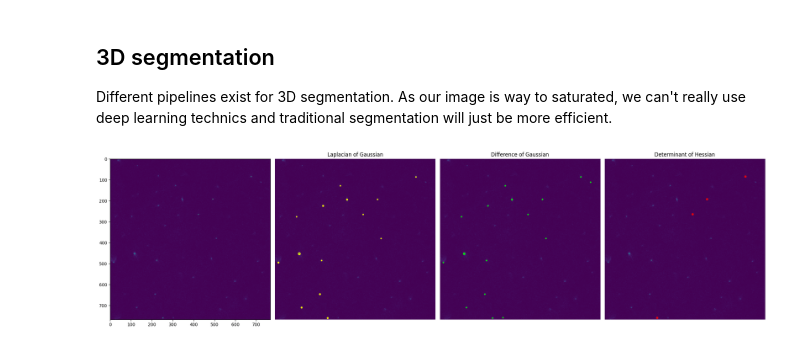
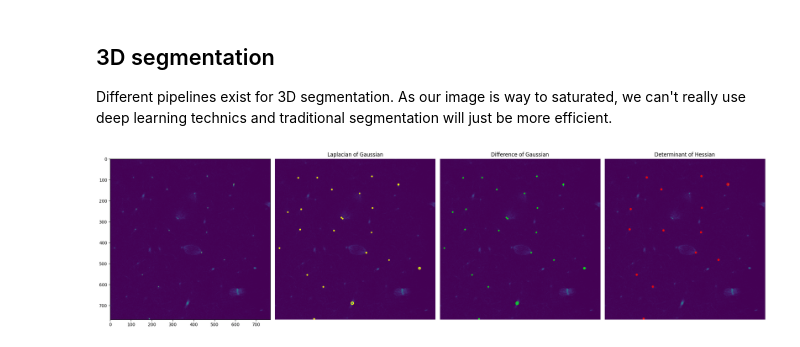
Before and after one commit to UPGON/Zfish_Centrioles_Tracking_Pipeline, a Jupyter notebook: colocalisation_analysis.ipynb, the cells around one changed output. Drawn from its saved outputs; the diff is of its cells as text; code cells hidden in the pictures.

```diff
--- a/colocalisation_analysis.ipynb
+++ b/colocalisation_analysis.ipynb
@@ -21,7 +23,7 @@ from skimage.filters import threshold_otsu
 # %% [markdown]
 ## Data
 # %%
-IMG_PATH = r"Z:\Images\Cova_data\ZF_colocalisation\pre_processed\interpolation\interpolated_20260115CFHa_CetnGFP_CS_TL_4-6hpf_e4_t1-7.tif"
+IMG_PATH = r"K:\users\voland\Images\Cova_data\ZF_colocalisation\pre_processed\interpolation\interpolated_20260115CFHa_CetnGFP_CS_TL_4-6hpf_e4_t1-7.tif"
 # %%
 start_time = time.time()
 tiff_img = tifffile.imread(IMG_PATH)
@@ -125,12 +116,13 @@ Different pipelines exist for 3D segmentation. As our image is way to saturated,
 img_CS = vol[5,:,1]
 #plt.imshow(img_CS)
 # %%
-blobs_log = blob_log(img_CS, max_sigma=10, num_sigma=5, threshold=0.15, log_scale=True)
+img_CS_z = img_CS[14]
+blobs_log = blob_log(img_CS_z, max_sigma=4, threshold=0.2)
 
 # Compute radii in the 3rd column.
 blobs_log[:, 2] = blobs_log[:, 2] * math.sqrt(2)
 
-blobs_dog = blob_dog(img_CS, max_sigma=20, threshold=0.1)
+blobs_dog = blob_dog(img_CS_z, max_sigma=6, threshold=0.15)
 blobs_dog[:, 2] = blobs_dog[:, 2] * math.sqrt(2)
 
-blobs_doh = blob_doh(img_CS, max_sigma=20, threshold=0.01)
+blobs_doh = blob_doh(img_CS_z, max_sigma=20, threshold=0.01)
@@ -139,23 +129,27 @@ blobs_dog = blob_dog(img_CS, max_sigma=20, threshold=0.1)
+# %%
+blobs_log = blob_log(img_CS_z, max_sigma=4, threshold=0.2)
+# %%
+blobs_dog = blob_dog(img_CS_z, max_sigma=6, threshold=0.15)
 # %%
 blobs_list = [blobs_log, blobs_dog, blobs_doh]
 colors = ['yellow', 'lime', 'red']
 titles = ['Laplacian of Gaussian', 'Difference of Gaussian', 'Determinant of Hessian']
 sequence = zip(blobs_list, colors, titles)
 
 fig, axes = plt.subplots(1, 4, figsize=(22, 8), sharex=True, sharey=True)
 ax = axes.ravel()
-ax[0].imshow(img_CS)
+ax[0].imshow(img_CS_z)
 
 for idx, (blobs, color, title) in enumerate(sequence):
     ax[idx + 1].set_title(title)
-    ax[idx + 1].imshow(img_CS)
+    ax[idx + 1].imshow(img_CS_z)
     for blob in blobs:
         y, x, r = blob
         c = plt.Circle((x, y), r, color=color, linewidth=2, fill=False)
         ax[idx +1].add_patch(c)
     ax[idx+1].set_axis_off()
 
 plt.tight_layout()
 plt.show()
 # %% [output]
-[figure, old version]
+[figure, new version]
```
Also changed, not shown: parts of 21 cells of this notebook, 3 other files.
